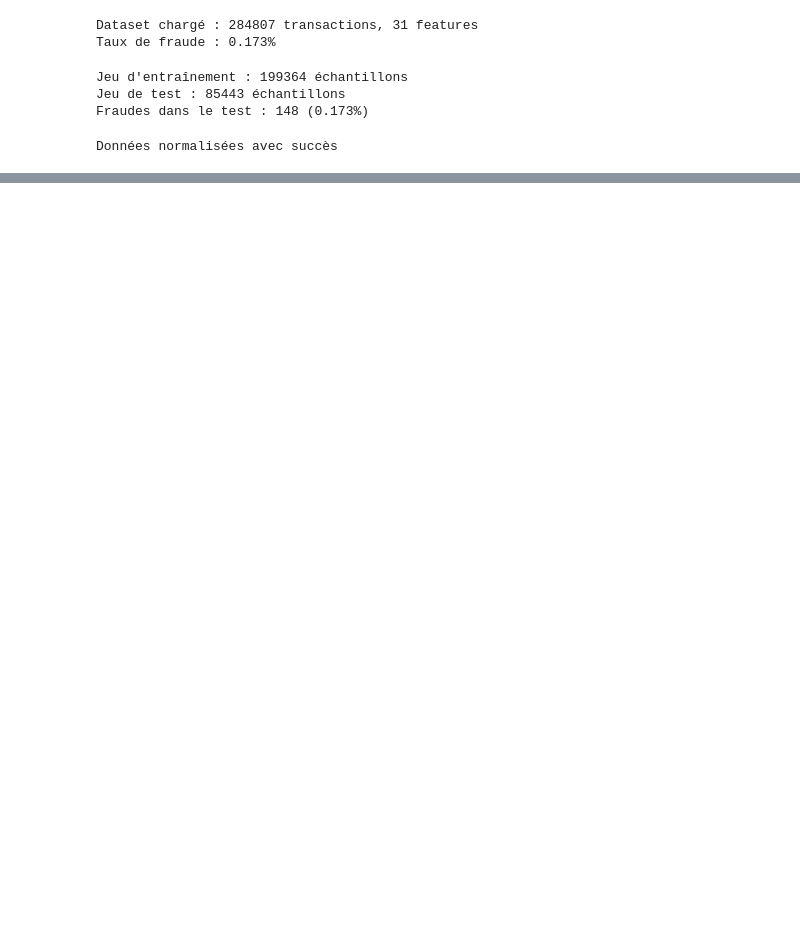
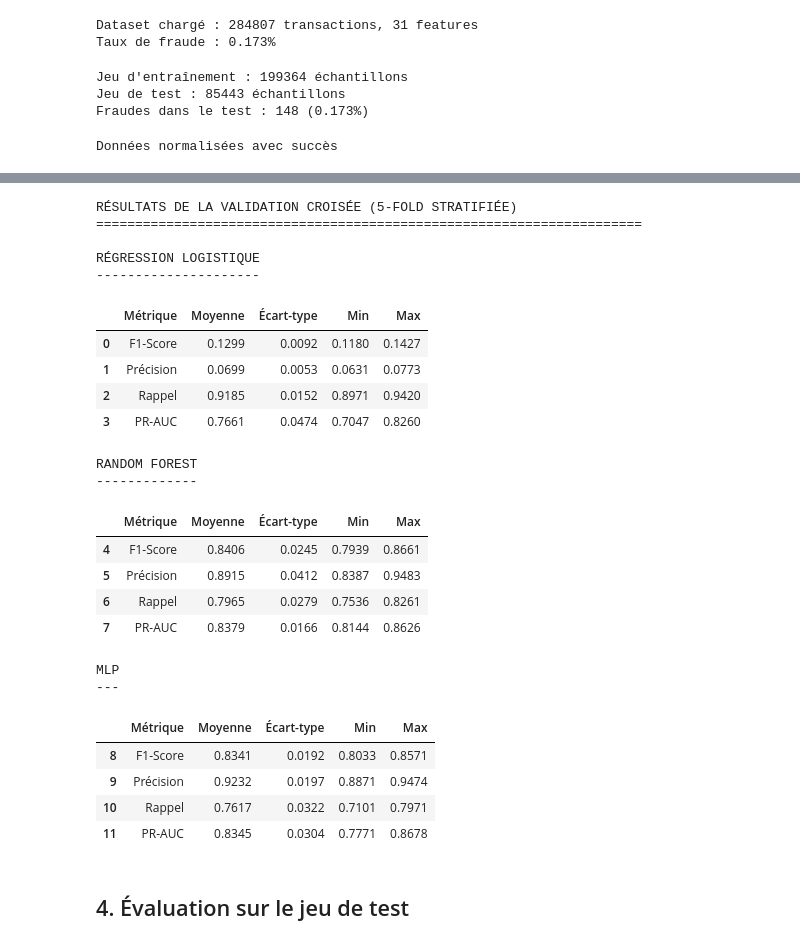
Before and after one commit to valadedamien/exam-fluzz-fraud-detection, a Jupyter notebook: PART_2/Partie_2_comparatif_modeles.ipynb, the cells around one changed output, grey strips where cells are left out. Cells and saved outputs as stored; diff of their text form; code cells hidden in the pictures; blank space fills up the shorter version.

```diff
--- a/PART_2/Partie_2_comparatif_modeles.ipynb
+++ b/PART_2/Partie_2_comparatif_modeles.ipynb
@@ -117 +796,55 @@ Tous les modèles sont entraînés !
+# %%
+# Tableau récapitulatif de la validation croisée
+cv_summary = []
+
+for name in cv_results.keys():
+    for metric in ['F1-Score', 'Précision', 'Rappel', 'PR-AUC']:
+        scores = cv_results[name][metric]
+        cv_summary.append({
+            'Modèle': name,
+            'Métrique': metric,
+            'Moyenne': round(scores.mean(), 4),
+            'Écart-type': round(scores.std(), 4),
+            'Min': round(scores.min(), 4),
+            'Max': round(scores.max(), 4)
+        })
+
+cv_summary_df = pd.DataFrame(cv_summary)
+
+print("RÉSULTATS DE LA VALIDATION CROISÉE (5-FOLD STRATIFIÉE)")
+print("=" * 70)
+
+# Affichage par modèle
+for model_name in cv_results.keys():
+    print(f"\n{model_name.upper()}")
+    print("-" * len(model_name))
+    model_data = cv_summary_df[cv_summary_df['Modèle'] == model_name]
+    display(model_data[['Métrique', 'Moyenne', 'Écart-type', 'Min', 'Max']])
+# %% [output]
+RÉSULTATS DE LA VALIDATION CROISÉE (5-FOLD STRATIFIÉE)
+======================================================================
+
+RÉGRESSION LOGISTIQUE
+---------------------
+|  | Métrique | Moyenne | Écart-type | Min | Max |
+| 0 | F1-Score | 0.1299 | 0.0092 | 0.1180 | 0.1427 |
+| 1 | Précision | 0.0699 | 0.0053 | 0.0631 | 0.0773 |
+| 2 | Rappel | 0.9185 | 0.0152 | 0.8971 | 0.9420 |
+| 3 | PR-AUC | 0.7661 | 0.0474 | 0.7047 | 0.8260 |
+RANDOM FOREST
+-------------
+|  | Métrique | Moyenne | Écart-type | Min | Max |
+| 4 | F1-Score | 0.8406 | 0.0245 | 0.7939 | 0.8661 |
+| 5 | Précision | 0.8915 | 0.0412 | 0.8387 | 0.9483 |
+| 6 | Rappel | 0.7965 | 0.0279 | 0.7536 | 0.8261 |
+| 7 | PR-AUC | 0.8379 | 0.0166 | 0.8144 | 0.8626 |
+MLP
+---
+|  | Métrique | Moyenne | Écart-type | Min | Max |
+| 8 | F1-Score | 0.8341 | 0.0192 | 0.8033 | 0.8571 |
+| 9 | Précision | 0.9232 | 0.0197 | 0.8871 | 0.9474 |
+| 10 | Rappel | 0.7617 | 0.0322 | 0.7101 | 0.7971 |
+| 11 | PR-AUC | 0.8345 | 0.0304 | 0.7771 | 0.8678 |
+# %% [markdown]
+## 4. Évaluation sur le jeu de test
 # %%
```
Also changed, not shown: parts of 32 cells of this notebook, 3 other files.
